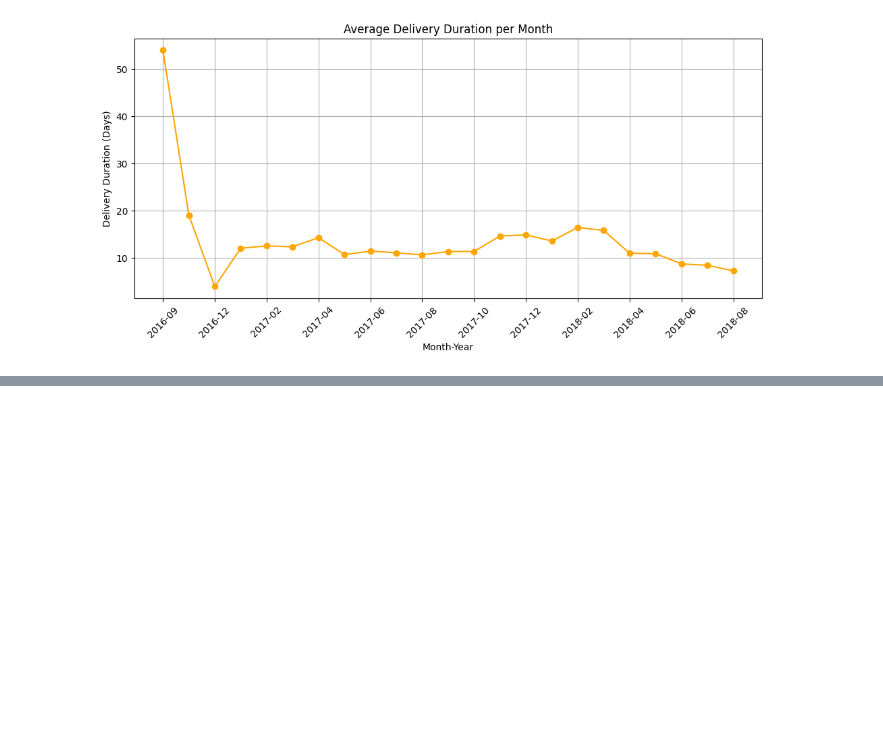
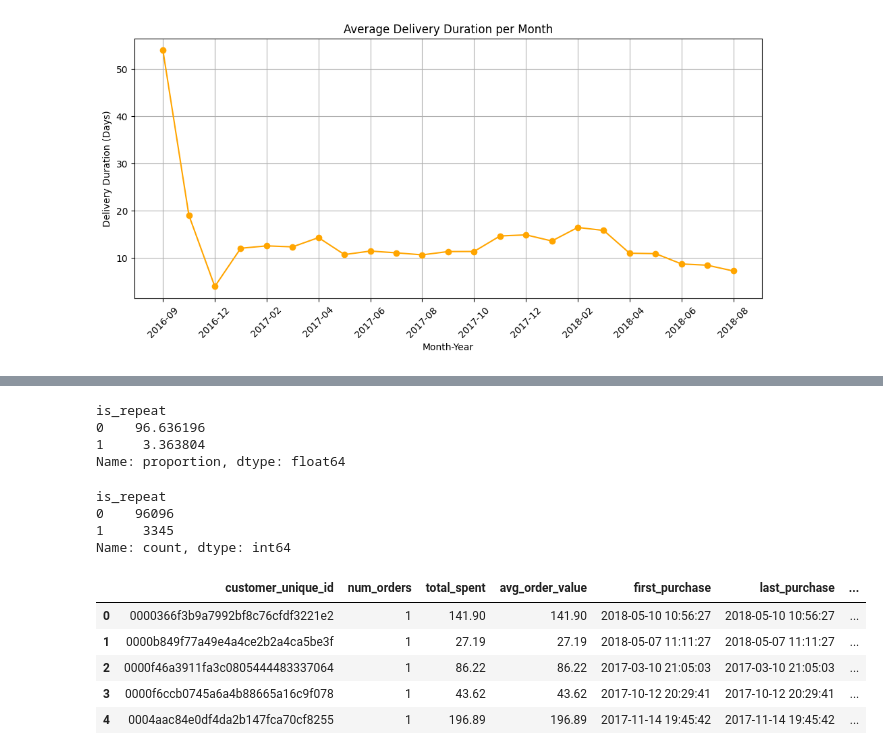
Before and after one commit to athapa2626/Olist-Marketplace-Analytics, a Jupyter notebook: analysis.ipynb, the cells around one changed output, grey strips where cells are left out. Drawn from its saved outputs; the diff is of its cells as text; code cells hidden in the pictures; blank space fills up the shorter version.

```diff
--- a/analysis.ipynb
+++ b/analysis.ipynb
@@ -397,0 +453,4 @@ plt.show()
+# %%
+orders['order_purchase_timestamp'] = pd.to_datetime(
+    orders['order_purchase_timestamp']
+)
@@ -397,0 +614,5 @@ plt.show()
+# %%
+# Load payments table
+payments = pd.read_csv("data/raw/olist_order_payments_dataset.csv")
+
+payments.head()
@@ -397,0 +654,43 @@ plt.show()
+# %%
+orders_model['is_repeat'].value_counts(normalize=True) * 100
+# %% [output]
+is_repeat
+0    96.636196
+1     3.363804
+Name: proportion, dtype: float64
+# %%
+orders_model['is_repeat'].value_counts()
+# %% [output]
+is_repeat
+0    96096
+1     3345
+Name: count, dtype: int64
+# %%
+# Aggregate customer-level features (corrected)
+customer_features = (
+    orders
+    .merge(customers[['customer_id', 'customer_unique_id']], on='customer_id', how='left')
+    .merge(order_items, on='order_id', how='left')
+    .merge(payments, on='order_id', how='left')
+    .groupby('customer_unique_id')
+    .agg(
+        num_orders=('order_id', 'nunique'),
+        total_spent=('payment_value', 'sum'),
+        avg_order_value=('payment_value', 'mean'),
+        first_purchase=('order_purchase_timestamp', 'min'),
+        last_purchase=('order_purchase_timestamp', 'max')
+    )
+    .reset_index()
+)
+
+# Target variable: repeat customer
+customer_features['is_repeat'] = (customer_features['num_orders'] > 1).astype(int)
+
+customer_features.head()
+# %% [output]
+|  | customer_unique_id | num_orders | total_spent | avg_order_value | first_purchase | last_purchase | ... |
+| 0 | 0000366f3b9a7992bf8c76cfdf3221e2 | 1 | 141.90 | 141.90 | 2018-05-10 10:56:27 | 2018-05-10 10:56:27 | ... |
+| 1 | 0000b849f77a49e4a4ce2b2a4ca5be3f | 1 | 27.19 | 27.19 | 2018-05-07 11:11:27 | 2018-05-07 11:11:27 | ... |
+| 2 | 0000f46a3911fa3c0805444483337064 | 1 | 86.22 | 86.22 | 2017-03-10 21:05:03 | 2017-03-10 21:05:03 | ... |
+| 3 | 0000f6ccb0745a6a4b88665a16c9f078 | 1 | 43.62 | 43.62 | 2017-10-12 20:29:41 | 2017-10-12 20:29:41 | ... |
+| 4 | 0004aac84e0df4da2b147fca70cf8255 | 1 | 196.89 | 196.89 | 2017-11-14 19:45:42 | 2017-11-14 19:45:42 | ... |
```
Also changed, not shown: parts of 50 cells of this notebook, 4 other files.
